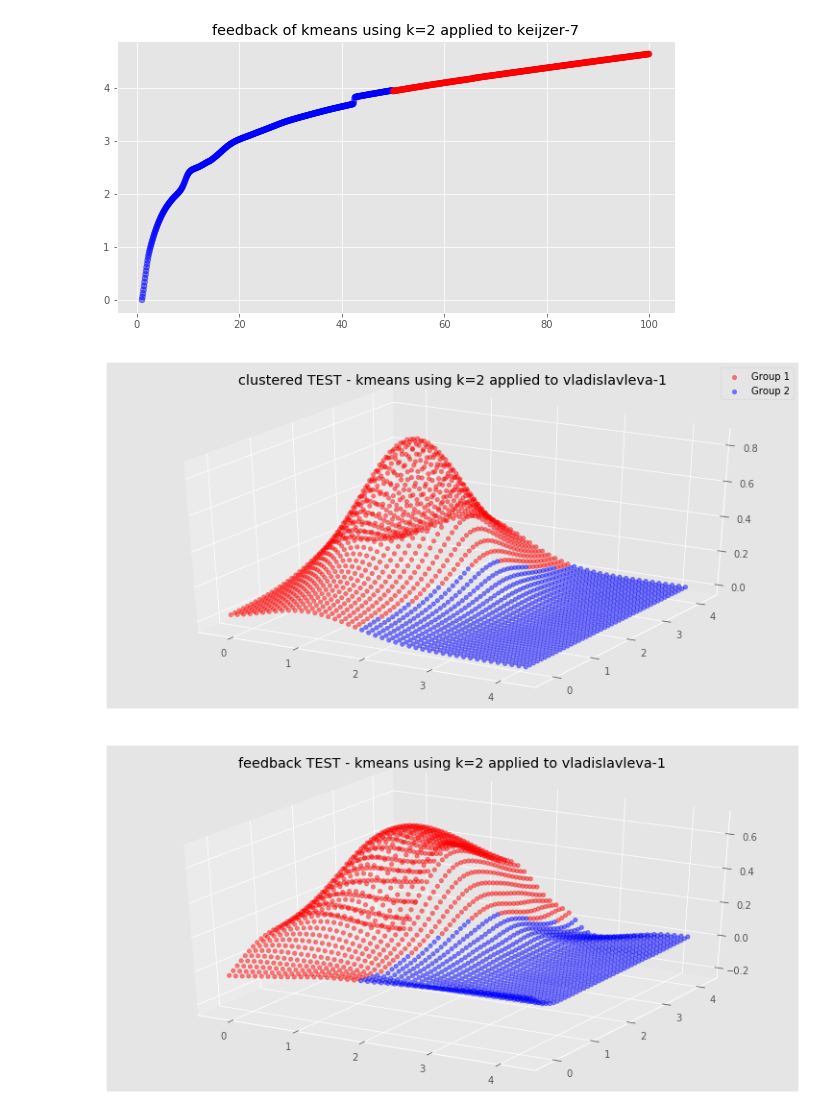
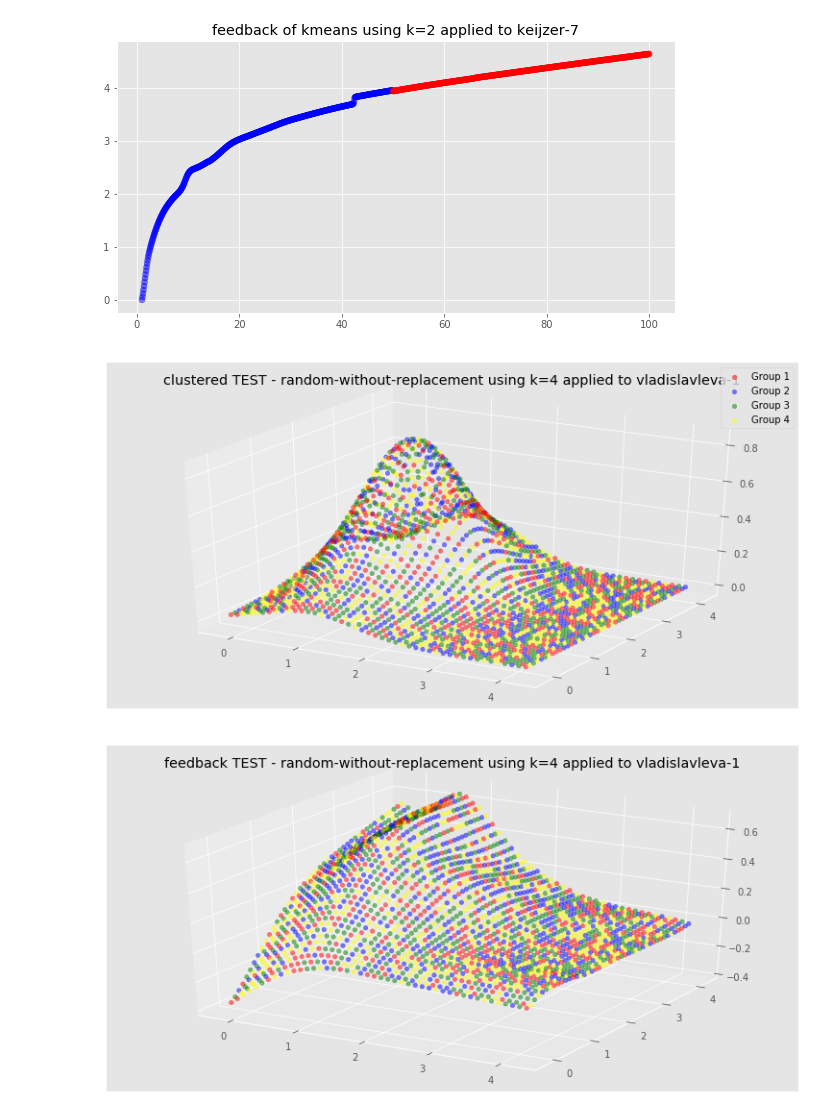
Before and after one commit to casadei/gsgp-gd, a Jupyter notebook: reports/meeting-3-insights.ipynb, the cells around one changed output. Saved outputs shown, nothing was run; the diff lists cells and outputs as text; code cells hidden in the pictures.

```diff
--- a/reports/meeting-3-insights.ipynb
+++ b/reports/meeting-3-insights.ipynb
@@ -108,13 +108,13 @@ render2dFeedback(strategy, k, 'keijzer-7', 'TEST', 33)
 [figure]
 [figure]
 # %%
-strategy = 'kmeans'
-k = 2
-render3d(strategy, k, 'vladislavleva-1', 'TEST', 31)
-render3dFeedback(strategy, k, 'vladislavleva-1', 'TEST', 31)
+strategy = 'random-without-replacement'
+k = 4
+render3d(strategy, k, 'vladislavleva-1', 'TEST', 3)
+render3dFeedback(strategy, k, 'vladislavleva-1', 'TEST', 3)
 # %% [output]
-[figure, old version]
+[figure, new version]
-[figure, old version]
+[figure, new version]
 # %%
 def render2dIndividuals(strategy, k, dataset, mode, execution):
     directory = "%s/%s-%d/output-%s/" % (path, strategy, k, dataset)
```
Also changed, not shown: parts of 3 cells of this notebook, 7 other files.
